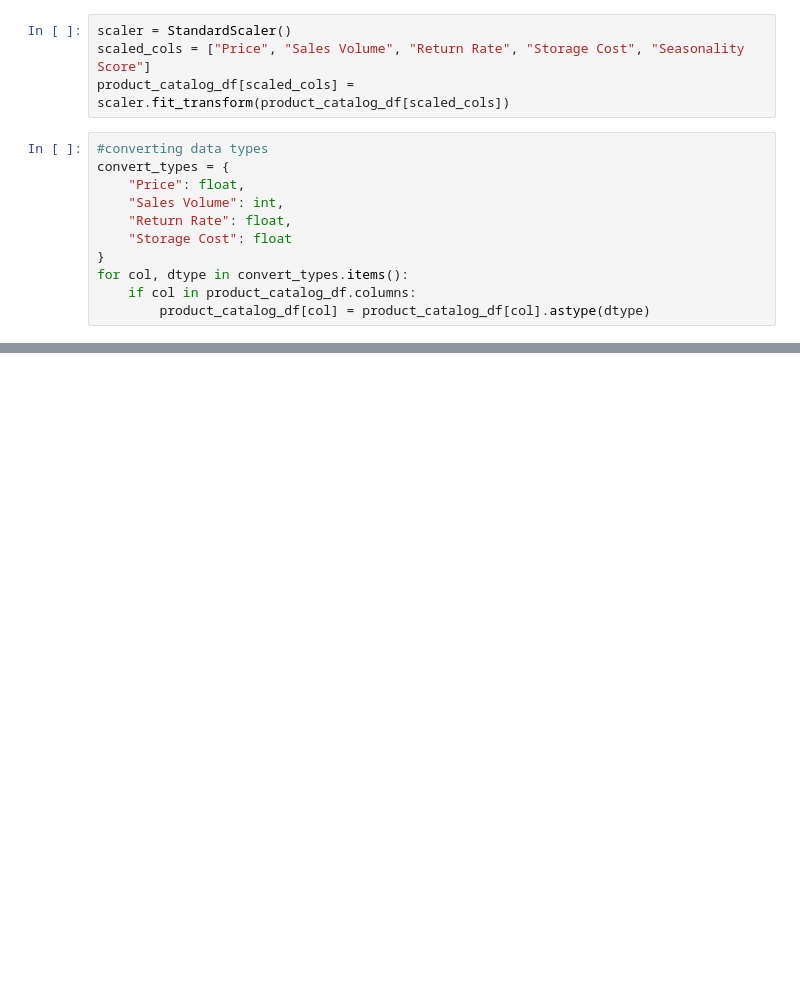
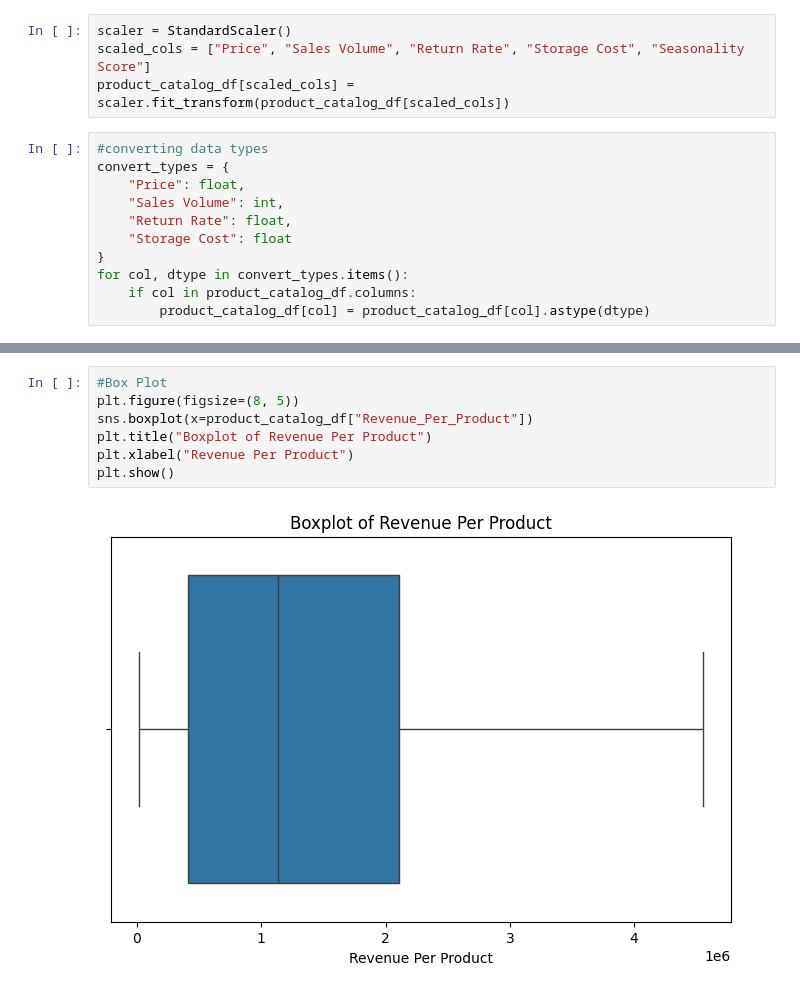
Before and after one commit to Dhinuksharan/Furn_Trim, a Jupyter notebook: Data_processing_test_1.ipynb, the cells around one changed output, grey strips where cells are left out. Cells and saved outputs as stored; diff of their text form; blank space fills up the shorter version.

```diff
--- a/Data_processing_test_1.ipynb
+++ b/Data_processing_test_1.ipynb
@@ -220,0 +352,9 @@ for col, dtype in convert_types.items():
+# %%
+#Box Plot
+plt.figure(figsize=(8, 5))
+sns.boxplot(x=product_catalog_df["Revenue_Per_Product"])
+plt.title("Boxplot of Revenue Per Product")
+plt.xlabel("Revenue Per Product")
+plt.show()
+# %% [output]
+[figure, added]
```
Also changed, not shown: parts of 23 cells of this notebook.
